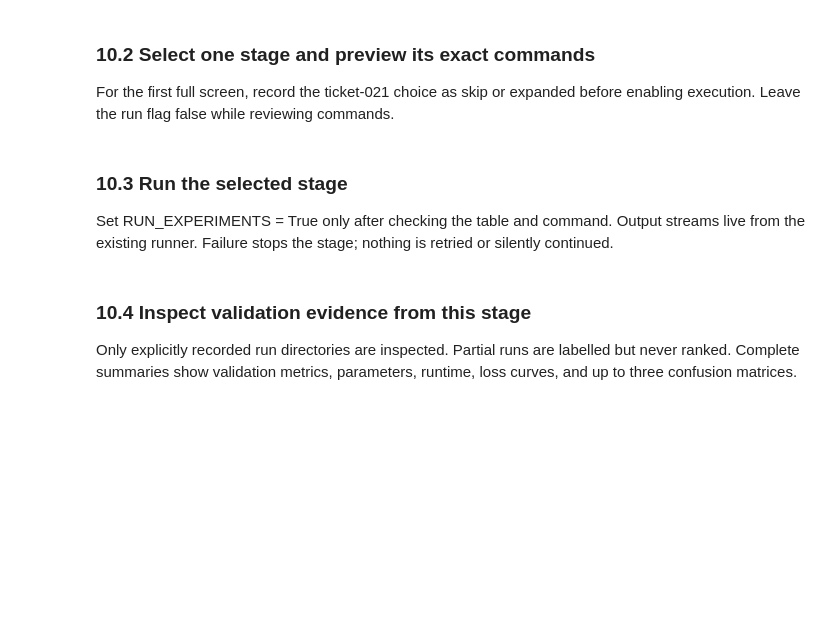
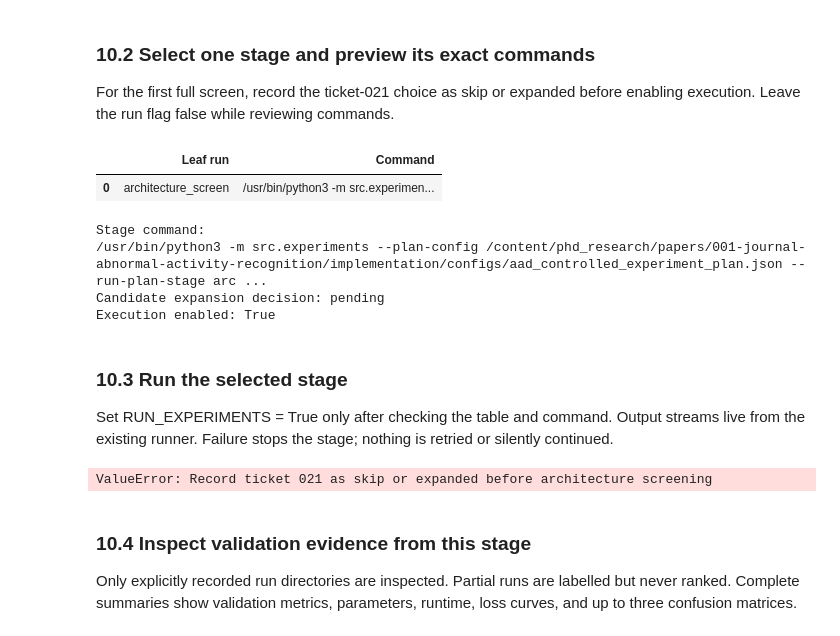
Before and after one commit to sanelehlabisa/phd_research, a Jupyter notebook: papers/001-journal-abnormal-activity-recognition/implementation/notebooks/aad_experiment_workflow.ipynb, the cells around one changed output. Drawn from its saved outputs; the diff is of its cells as text; code cells hidden in the pictures; blank space fills up the shorter version.

```diff
--- a/papers/001-journal-abnormal-activity-recognition/implementation/notebooks/aad_experiment_workflow.ipynb
+++ b/papers/001-journal-abnormal-activity-recognition/implementation/notebooks/aad_experiment_workflow.ipynb
@@ -995,7 +1192,7 @@ VALID_EXPERIMENT_STAGES = {
 SELECTED_EXPERIMENT_STAGE = "architecture-screen"
 CANDIDATE_EXPANSION_DECISION = "pending"  # pending, skip, or expanded
 REFERENCE_CANDIDATE = None
-RUN_EXPERIMENTS = False
+RUN_EXPERIMENTS = True
 EXISTING_STAGE_RUNS = []
 MAX_VISUAL_MODELS = 3
 
@@ -1012,33 +1209,40 @@ stage_command = [
     "-m",
     "src.experiments",
     "--plan-config",
     str(CONTROLLED_PLAN),
     "--run-plan-stage",
     SELECTED_EXPERIMENT_STAGE,
     "--plan-dataset-dir",
     str(DATASET_DIR),
     "--plan-runs-dir",
     str(EXPERIMENT_RUNS_ROOT),
 ]
 if REFERENCE_CANDIDATE is not None:
     stage_command.extend(["--reference-candidate", REFERENCE_CANDIDATE])
 
 leaf_commands = build_plan_commands(
     CONTROLLED_PLAN,
     SELECTED_EXPERIMENT_STAGE,
     reference_candidate=REFERENCE_CANDIDATE,
     dataset_dir=str(DATASET_DIR),
     runs_dir=str(EXPERIMENT_RUNS_ROOT),
 )
 display(pd.DataFrame([
     {"Leaf run": name, "Command": shlex.join(command)}
     for name, command in leaf_commands
 ]))
 print("Stage command:")
 print(shlex.join(stage_command))
 print("Candidate expansion decision:", CANDIDATE_EXPANSION_DECISION)
 print("Execution enabled:", RUN_EXPERIMENTS)
 stage_run_directories = [Path(path).expanduser().resolve() for path in EXISTING_STAGE_RUNS]
+# %% [output]
+|  | Leaf run | Command |
+| 0 | architecture_screen | /usr/bin/python3 -m src.experimen... |
+Stage command:
+/usr/bin/python3 -m src.experiments --plan-config /content/phd_research/papers/001-journal-abnormal-activity-recognition/implementation/configs/aad_controlled_experiment_plan.json --run-plan-stage arc ...
+Candidate expansion decision: pending
+Execution enabled: True
 # %% [markdown]
 ### 10.3 Run the selected stage
 
@@ -1085,6 +1289,8 @@ else:
         print(" -", run_directory)
     if return_code != 0:
         raise subprocess.CalledProcessError(return_code, stage_command)
+# %% [output]
+ValueError: Record ticket 021 as skip or expanded before architecture screening
 # %% [markdown]
 ### 10.4 Inspect validation evidence from this stage
 
```
Also changed, not shown: parts of 18 cells of this notebook, 3 other files.
